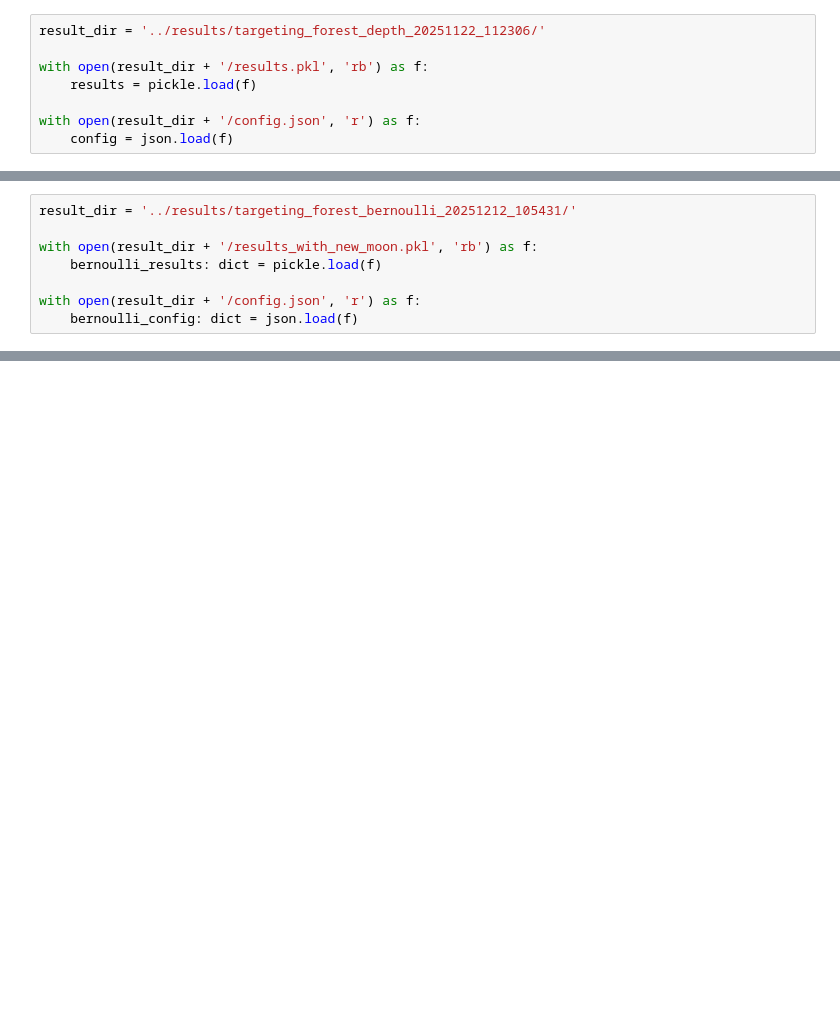
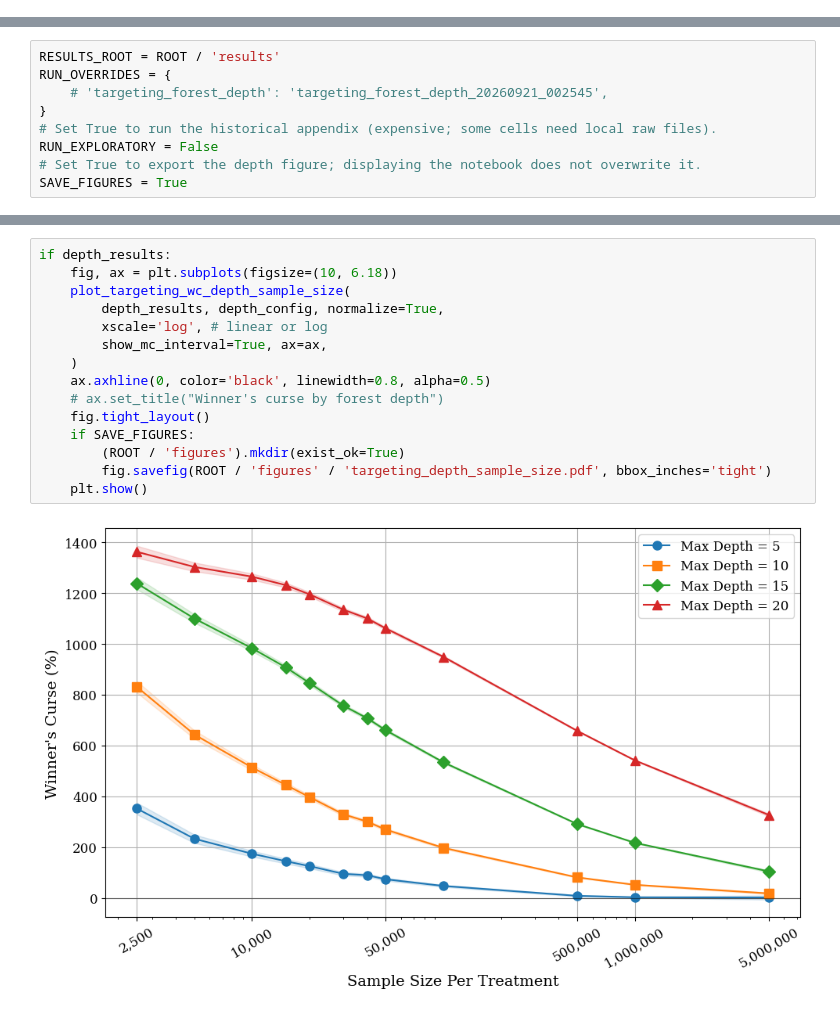
Before and after one commit to iamsikun/winners-curse, a Jupyter notebook: notebooks/targeting.ipynb, the cells around one changed output, grey strips where cells are left out. Drawn from its saved outputs; the diff is of its cells as text; blank space fills up the shorter version.

```diff
--- a/notebooks/targeting.ipynb
+++ b/notebooks/targeting.ipynb
@@ -3530,8 +0,0 @@ Conditional SI & \begin{tabular}[c]{@{}c@{}}$-7835.94\%^{***}$\\ ($160.89\%$)\en
-# %%
-result_dir = '../results/targeting_forest_depth_20251122_112306/'
-
-with open(result_dir + '/results.pkl', 'rb') as f:
-    results = pickle.load(f)
-
-with open(result_dir + '/config.json', 'r') as f:
-    config = json.load(f)
@@ -3550,8 +0,0 @@ plot_targeting_wc_depth_sample_size(
-# %%
-result_dir = '../results/targeting_forest_bernoulli_20251212_105431/'
-
-with open(result_dir + '/results_with_new_moon.pkl', 'rb') as f:
-    bernoulli_results: dict = pickle.load(f)
-
-with open(result_dir + '/config.json', 'r') as f:
-    bernoulli_config: dict = json.load(f)
@@ -3824,0 +50,9 @@ Causal Forest (Max Depth = 2):
+# %%
+RESULTS_ROOT = ROOT / 'results'
+RUN_OVERRIDES = {
+    # 'targeting_forest_depth': 'targeting_forest_depth_20260921_002545',
+}
+# Set True to run the historical appendix (expensive; some cells need local raw files).
+RUN_EXPLORATORY = False
+# Set True to export the depth figure; displaying the notebook does not overwrite it.
+SAVE_FIGURES = True
@@ -3824,0 +205,17 @@ Causal Forest (Max Depth = 2):
+# %%
+if depth_results:
+    fig, ax = plt.subplots(figsize=(10, 6.18))
+    plot_targeting_wc_depth_sample_size(
+        depth_results, depth_config, normalize=True,
+        xscale='log', # linear or log
+        show_mc_interval=True, ax=ax,
+    )
+    ax.axhline(0, color='black', linewidth=0.8, alpha=0.5)
+    # ax.set_title("Winner's curse by forest depth")
+    fig.tight_layout()
+    if SAVE_FIGURES:
+        (ROOT / 'figures').mkdir(exist_ok=True)
+        fig.savefig(ROOT / 'figures' / 'targeting_depth_sample_size.pdf', bbox_inches='tight')
+    plt.show()
+# %% [output]
+[figure, added]
```
Also changed, not shown: parts of 264 cells of this notebook, 34 other files.
